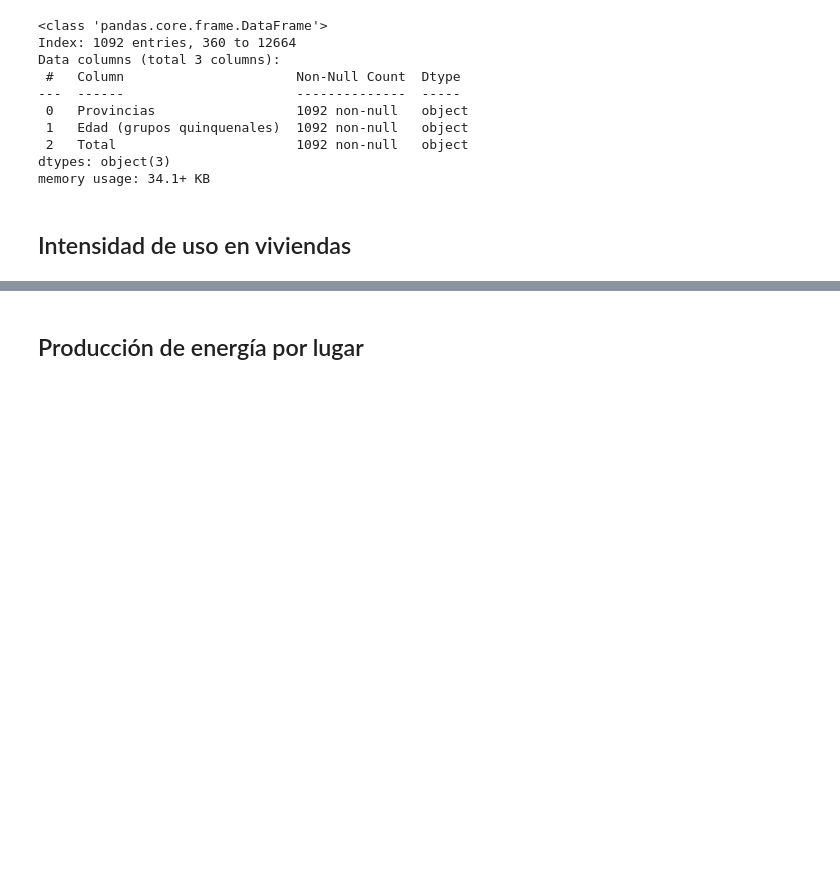
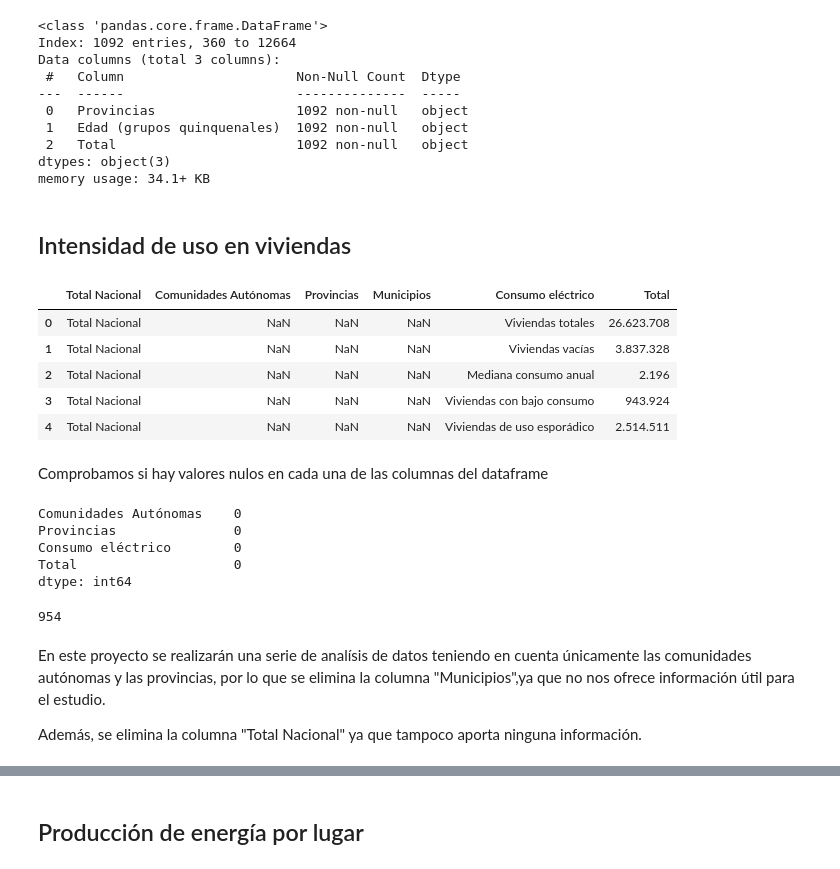
Before and after one commit to elena-17/DataMining-24-25, a Jupyter notebook: src/processing.ipynb, the cells around one changed output, grey strips where cells are left out. Drawn from its saved outputs; the diff is of its cells as text; code cells hidden in the pictures; blank space fills up the shorter version.

```diff
--- a/src/processing.ipynb
+++ b/src/processing.ipynb
@@ -180,3 +179,34 @@ dtypes: object(3)
 memory usage: 34.1+ KB
 # %% [markdown]
 ## Intensidad de uso en viviendas
+# %%
+import pandas as pd
+
+intensidad_df = pd.read_csv(RAW_DATA_PATH + "Intensidad de uso en viviendas.csv", sep=";", encoding="latin1")
+intensidad_df.rename(columns={"Comunidades y Ciudades Autónomas": "Comunidades Autónomas"}, inplace=True)
+intensidad_df.head()
+# %% [output]
+|  | Total Nacional | Comunidades Autónomas | Provincias | Municipios | Consumo eléctrico | Total |
+| 0 | Total Nacional | NaN | NaN | NaN | Viviendas totales | 26.623.708 |
+| 1 | Total Nacional | NaN | NaN | NaN | Viviendas vacías | 3.837.328 |
+| 2 | Total Nacional | NaN | NaN | NaN | Mediana consumo anual | 2.196 |
+| 3 | Total Nacional | NaN | NaN | NaN | Viviendas con bajo consumo | 943.924 |
+| 4 | Total Nacional | NaN | NaN | NaN | Viviendas de uso esporádico | 2.514.511 |
+# %% [markdown]
+Comprobamos si hay valores nulos en cada una de las columnas del dataframe
+# %%
+intensidad_df.isnull().sum()
+# %% [output]
+Comunidades Autónomas    0
+Provincias               0
+Consumo eléctrico        0
+Total                    0
+dtype: int64
+# %%
+len(intensidad_df["Comunidades Autónomas"].tolist())
+# %% [output]
+954
+# %% [markdown]
+En este proyecto se realizarán una serie de analísis de datos teniendo en cuenta únicamente las comunidades autónomas y las provincias, por lo que se elimina la columna "Municipios",ya que no nos ofrece información útil para el estudio.
+
+Además, se elimina la columna "Total Nacional" ya que tampoco aporta ninguna información.
```
Also changed, not shown: parts of 6 cells of this notebook.
